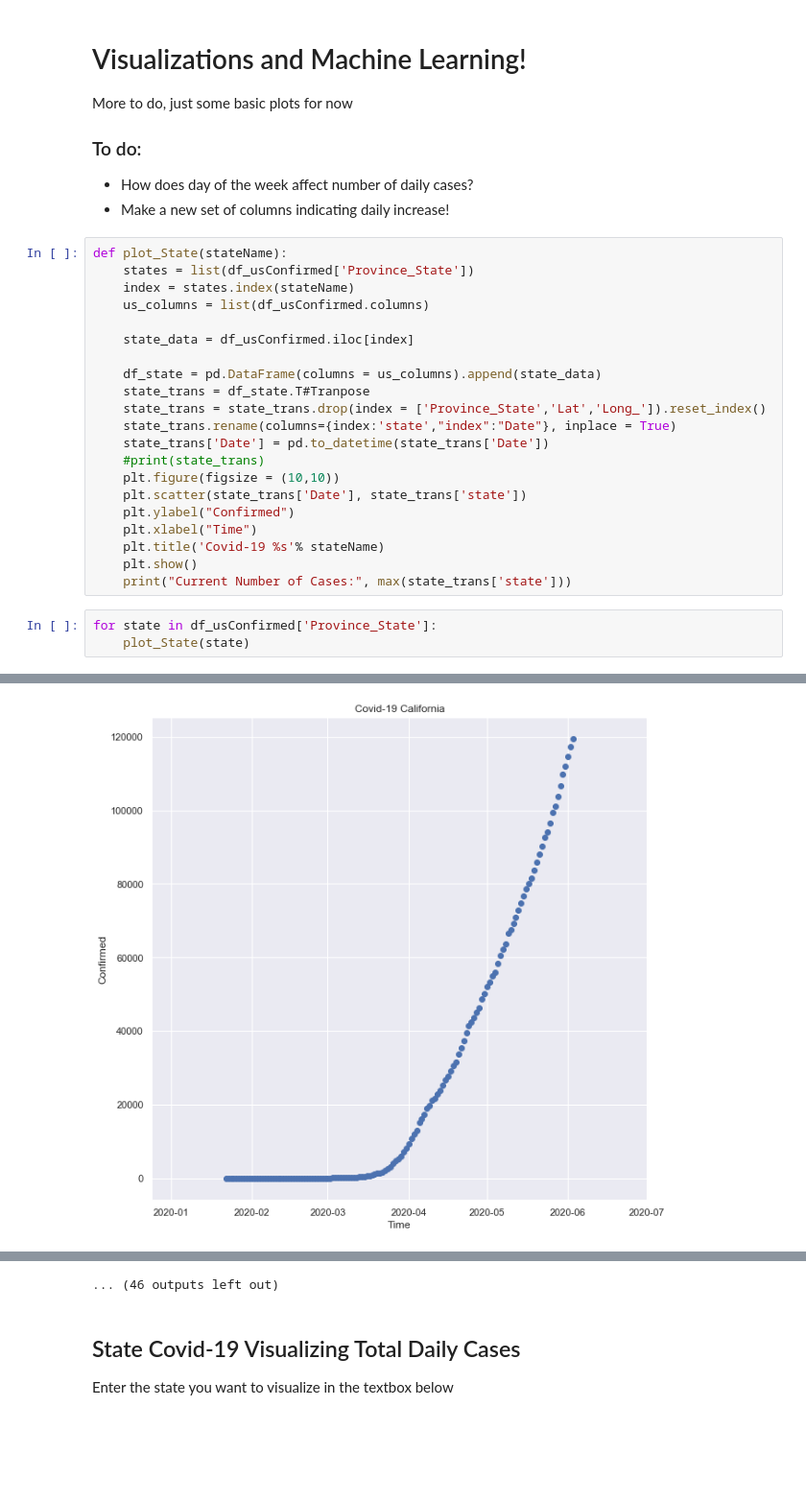
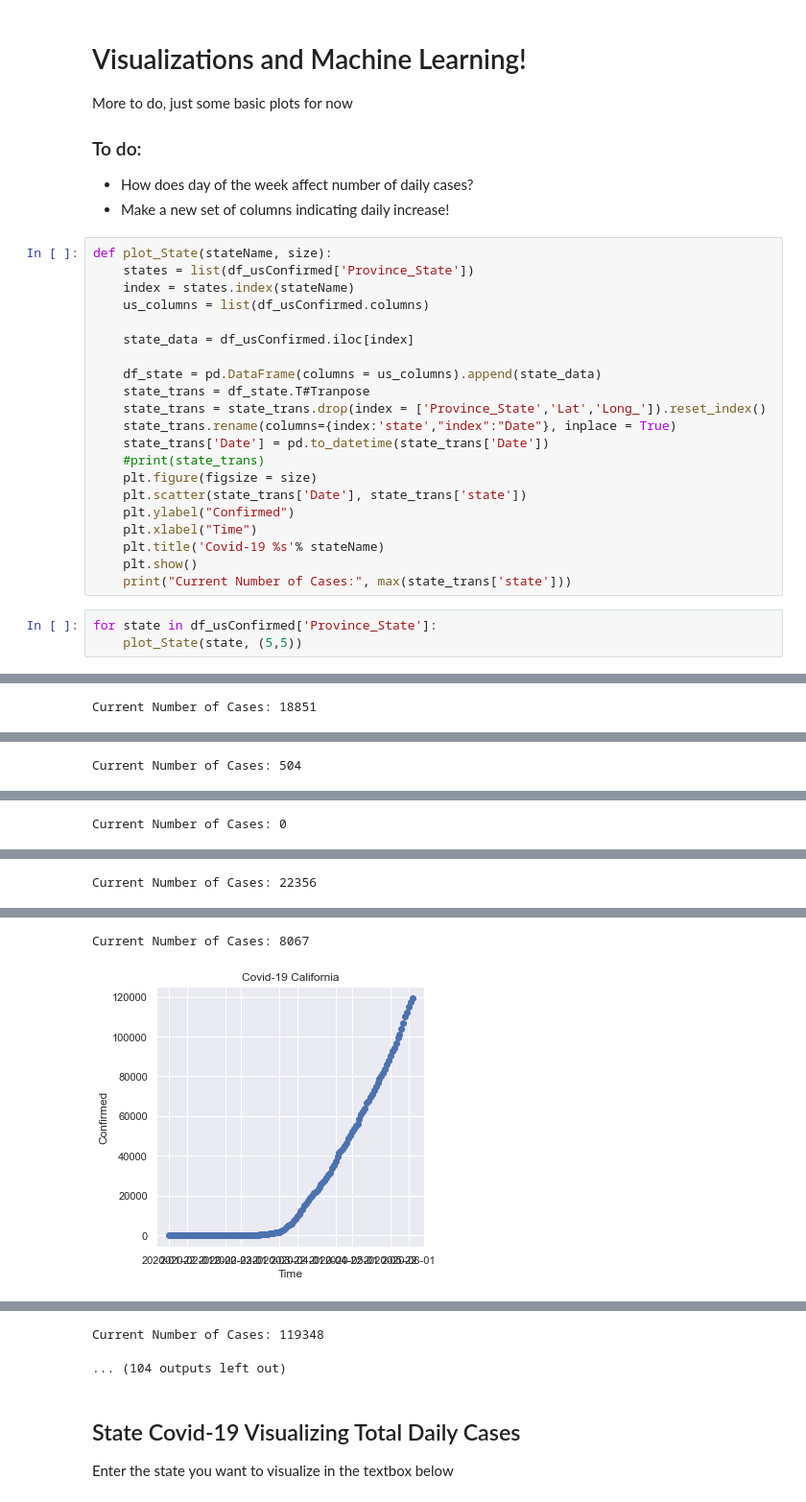
Before and after one commit to adrielk/Covid19-ML-and-Analysis, a Jupyter notebook: Covid-19 Data Analysis and Machine Learning.ipynb, the cells around one changed output, grey strips where cells are left out. Shown at 96% size. Saved outputs shown, nothing was run; the diff lists cells and outputs as text; blank space fills up the shorter version.

```diff
--- a/Covid-19 Data Analysis and Machine Learning.ipynb
+++ b/Covid-19 Data Analysis and Machine Learning.ipynb
@@ -216,7 +202,7 @@ More to do, just some basic plots for now
  - How does day of the week affect number of daily cases?
  - Make a new set of columns indicating daily increase!
 # %%
-def plot_State(stateName):
+def plot_State(stateName, size):
     states = list(df_usConfirmed['Province_State'])
     index = states.index(stateName)
     us_columns = list(df_usConfirmed.columns)
@@ -229,7 +215,7 @@ def plot_State(stateName):
     state_trans.rename(columns={index:'state',"index":"Date"}, inplace = True)
     state_trans['Date'] = pd.to_datetime(state_trans['Date'])
     #print(state_trans)
-    plt.figure(figsize = (10,10))
+    plt.figure(figsize = size)
     plt.scatter(state_trans['Date'], state_trans['state'])
     plt.ylabel("Confirmed")
     plt.xlabel("Time")
@@ -238,5 +224,5 @@ def plot_State(stateName):
     print("Current Number of Cases:", max(state_trans['state']))
 # %%
 for state in df_usConfirmed['Province_State']:
-    plot_State(state)
+    plot_State(state, (5,5))
 # %% [output]
@@ -243,0 +230 @@ for state in df_usConfirmed['Province_State']:
+Current Number of Cases: 18851
@@ -244,0 +232 @@ for state in df_usConfirmed['Province_State']:
+Current Number of Cases: 504
@@ -245,0 +234 @@ for state in df_usConfirmed['Province_State']:
+Current Number of Cases: 0
@@ -246,0 +236 @@ for state in df_usConfirmed['Province_State']:
+Current Number of Cases: 22356
@@ -248 +238,2 @@ for state in df_usConfirmed['Province_State']:
+Current Number of Cases: 8067
-[figure, old version]
+[figure, new version]
@@ -255,4 +240,5 @@ for state in df_usConfirmed['Province_State']:
-... (46 outputs left out)
+Current Number of Cases: 119348
+... (104 outputs left out)
 # %% [markdown]
 ## State Covid-19 Visualizing Total Daily Cases
 
```
Also changed, not shown: parts of 19 cells of this notebook.
